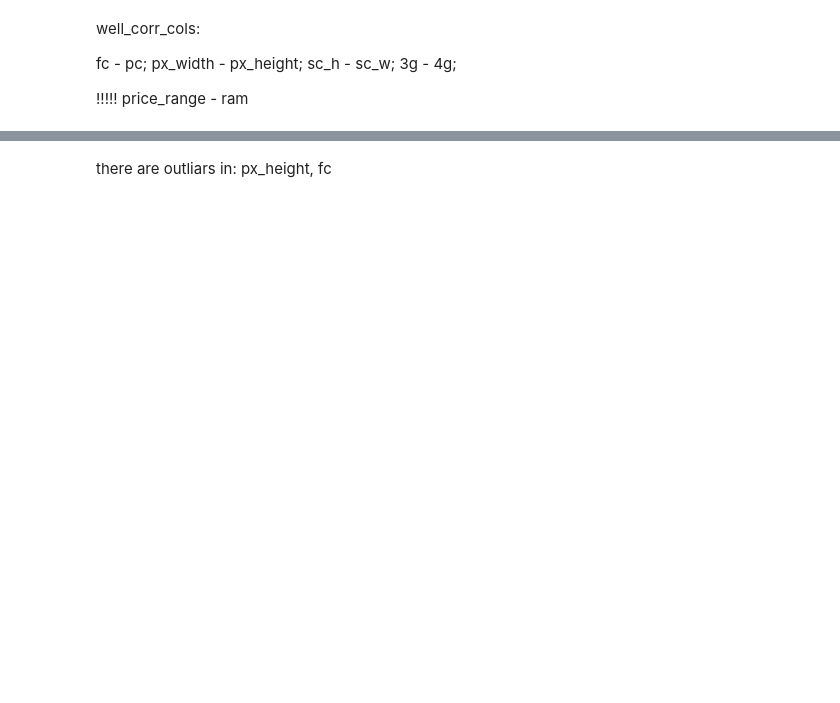
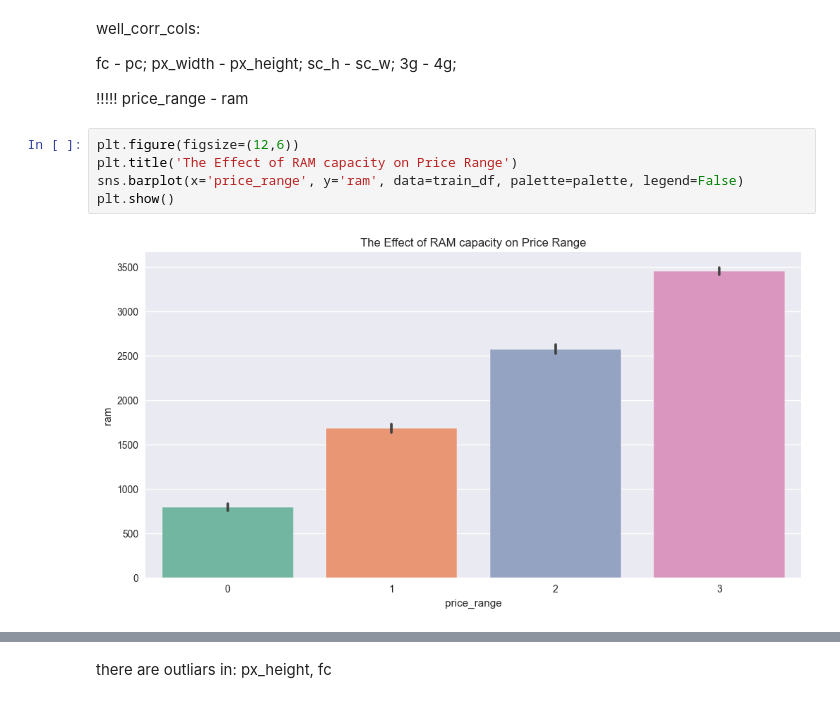
Before and after one commit to deyme17/MyKaggleCompetition, a Jupyter notebook: mobile_price/notebook4d27c7f975.ipynb, the cells around one changed output, grey strips where cells are left out. Saved outputs shown, nothing was run; the diff lists cells and outputs as text; blank space fills up the shorter version.

```diff
--- a/mobile_price/notebook4d27c7f975.ipynb
+++ b/mobile_price/notebook4d27c7f975.ipynb
@@ -187,4 +194,11 @@ sc_h - sc_w;
 
 !!!!!
 price_range - ram
+# %%
+plt.figure(figsize=(12,6))
+plt.title('The Effect of RAM capacity on Price Range')
+sns.barplot(x='price_range', y='ram', data=train_df, palette=palette, legend=False)
+plt.show()
+# %% [output]
+[figure, added]
 # %%
```
Also changed, not shown: parts of 33 cells of this notebook, 6 other files.
